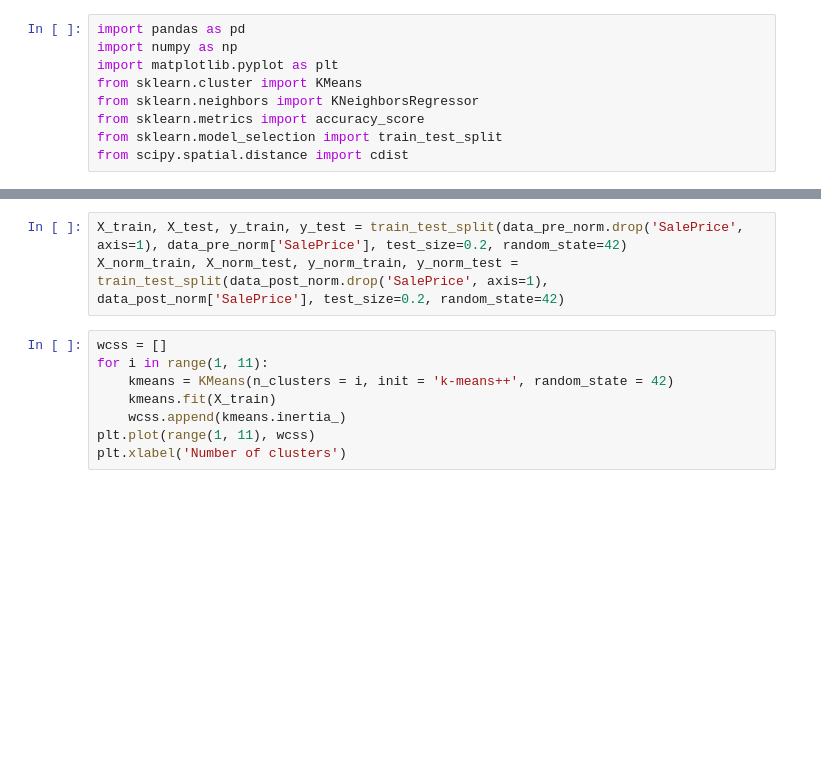
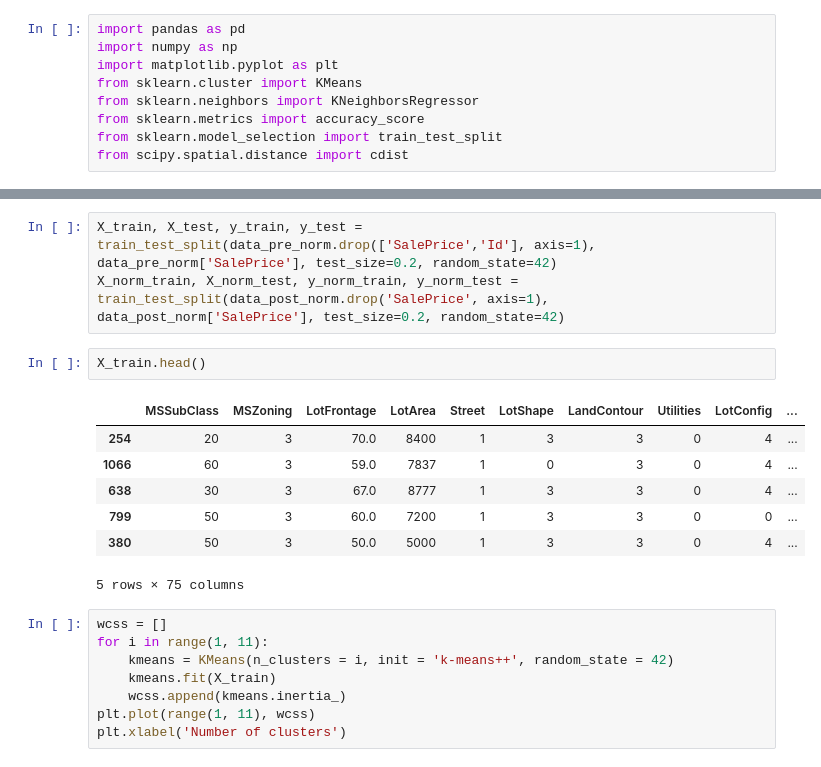
Before and after one commit to hieunguyen-cyber/Advanced_Regression, a Jupyter notebook: notebooks/KNN+KMeans_TDA.ipynb, the cells around one changed output, grey strips where cells are left out. Drawn from its saved outputs; the diff is of its cells as text; blank space fills up the shorter version.

```diff
--- a/notebooks/KNN+KMeans_TDA.ipynb
+++ b/notebooks/KNN+KMeans_TDA.ipynb
@@ -42,6 +44,16 @@ data_post_norm.head()
 # %%
-X_train, X_test, y_train, y_test = train_test_split(data_pre_norm.drop('SalePrice', axis=1), data_pre_norm['SalePrice'], test_size=0.2, random_state=42)
+X_train, X_test, y_train, y_test = train_test_split(data_pre_norm.drop(['SalePrice','Id'], axis=1), data_pre_norm['SalePrice'], test_size=0.2, random_state=42)
 X_norm_train, X_norm_test, y_norm_train, y_norm_test = train_test_split(data_post_norm.drop('SalePrice', axis=1), data_post_norm['SalePrice'], test_size=0.2, random_state=42)
+# %%
+X_train.head()
+# %% [output]
+|  | MSSubClass | MSZoning | LotFrontage | LotArea | Street | LotShape | LandContour | Utilities | LotConfig | ... |
+| 254 | 20 | 3 | 70.0 | 8400 | 1 | 3 | 3 | 0 | 4 | ... |
+| 1066 | 60 | 3 | 59.0 | 7837 | 1 | 0 | 3 | 0 | 4 | ... |
+| 638 | 30 | 3 | 67.0 | 8777 | 1 | 3 | 3 | 0 | 4 | ... |
+| 799 | 50 | 3 | 60.0 | 7200 | 1 | 3 | 3 | 0 | 0 | ... |
+| 380 | 50 | 3 | 50.0 | 5000 | 1 | 3 | 3 | 0 | 4 | ... |
+5 rows × 75 columns
 # %%
 wcss = []
 for i in range(1, 11):
```
Also changed, not shown: parts of 26 cells of this notebook, 2 other files.
